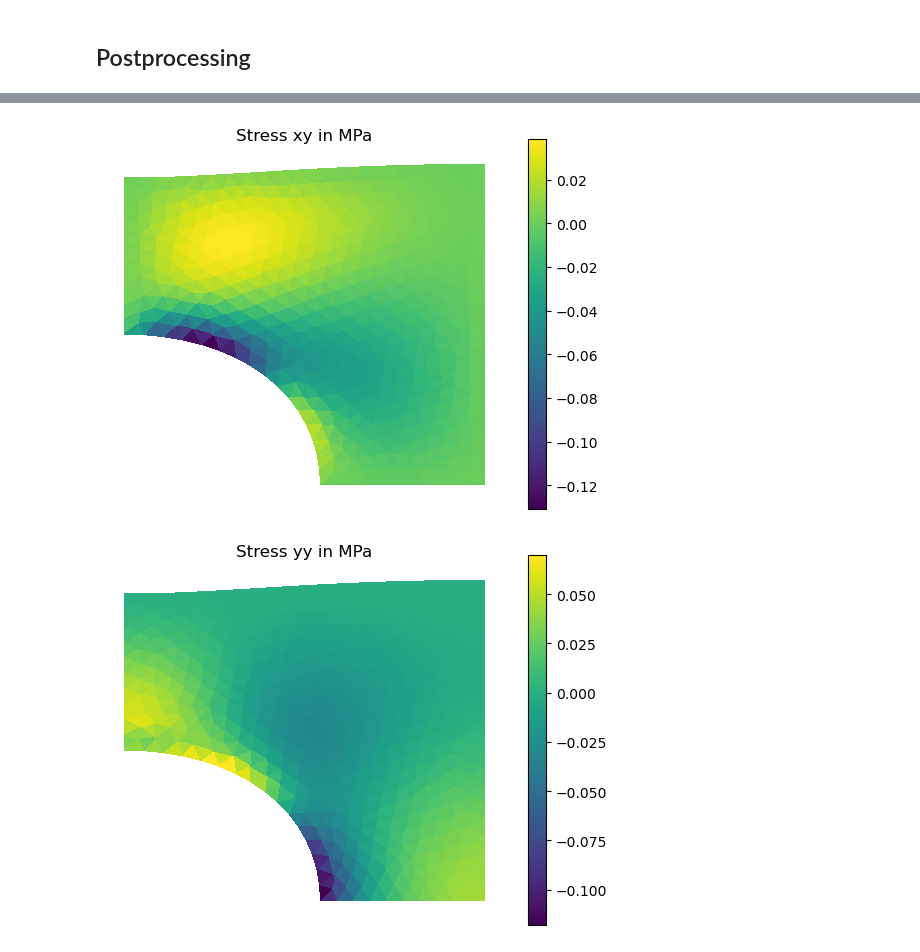
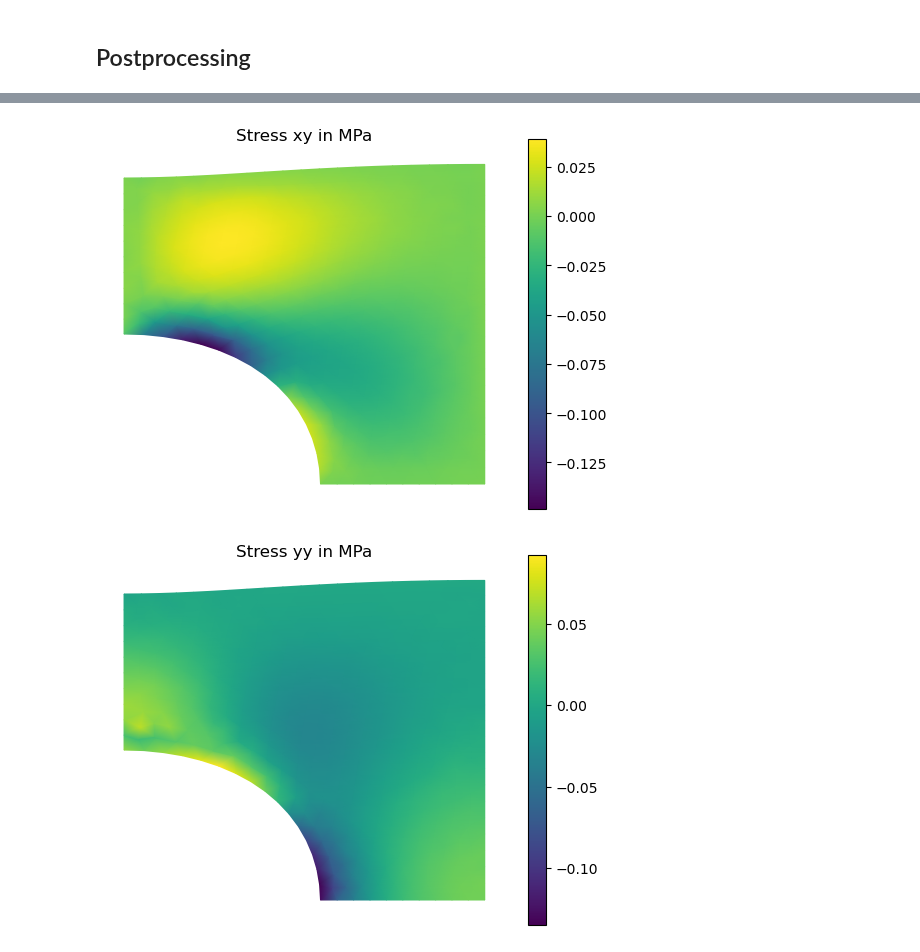
Before and after one commit to meyer-nils/numerical_examples, a Jupyter notebook: plate_hole_2d/scikit_fem.ipynb, the cells around one changed output, grey strips where cells are left out. Drawn from its saved outputs; the diff is of its cells as text; code cells hidden in the pictures.

```diff
--- a/plate_hole_2d/scikit_fem.ipynb
+++ b/plate_hole_2d/scikit_fem.ipynb
@@ -129,14 +129,14 @@ defmesh.doflocs[0] += u[basis.nodal_dofs[0]]
 defmesh.doflocs[1] += u[basis.nodal_dofs[1]]
 
 # Plot results
-p = plot(defmesh, s[sgb.nodal_dofs[0]], colorbar=True, cmap="viridis")
+p = plot(defmesh, s[sgb.nodal_dofs[0]], colorbar=True, shading='gouraud', cmap="viridis")
 p.set_title("Stress xx in MPa");
-p = plot(defmesh, s[sgb.nodal_dofs[1]], colorbar=True, cmap="viridis")
+p = plot(defmesh, s[sgb.nodal_dofs[1]], colorbar=True, shading='gouraud', cmap="viridis")
 p.set_title("Stress xy in MPa");
-p = plot(defmesh, s[sgb.nodal_dofs[3]], colorbar=True, cmap="viridis")
+p = plot(defmesh, s[sgb.nodal_dofs[3]], colorbar=True, shading='gouraud', cmap="viridis")
 p.set_title("Stress yy in MPa");
-p = plot(defmesh, u[basis.nodal_dofs[0]], colorbar=True, cmap="inferno")
+p = plot(defmesh, u[basis.nodal_dofs[0]], colorbar=True, shading='gouraud', cmap="inferno")
 p.set_title("Displacement in X");
-p = plot(defmesh, u[basis.nodal_dofs[1]], colorbar=True, cmap="inferno_r")
+p = plot(defmesh, u[basis.nodal_dofs[1]], colorbar=True, shading='gouraud', cmap="inferno_r")
 p.set_title("Displacement in Y");
 # %% [output]
@@ -144,2 +144,2 @@ p.set_title("Displacement in Y");
-[figure, old version]
+[figure, new version]
-[figure, old version]
+[figure, new version]
```
Also changed, not shown: parts of 1 cell of this notebook.
